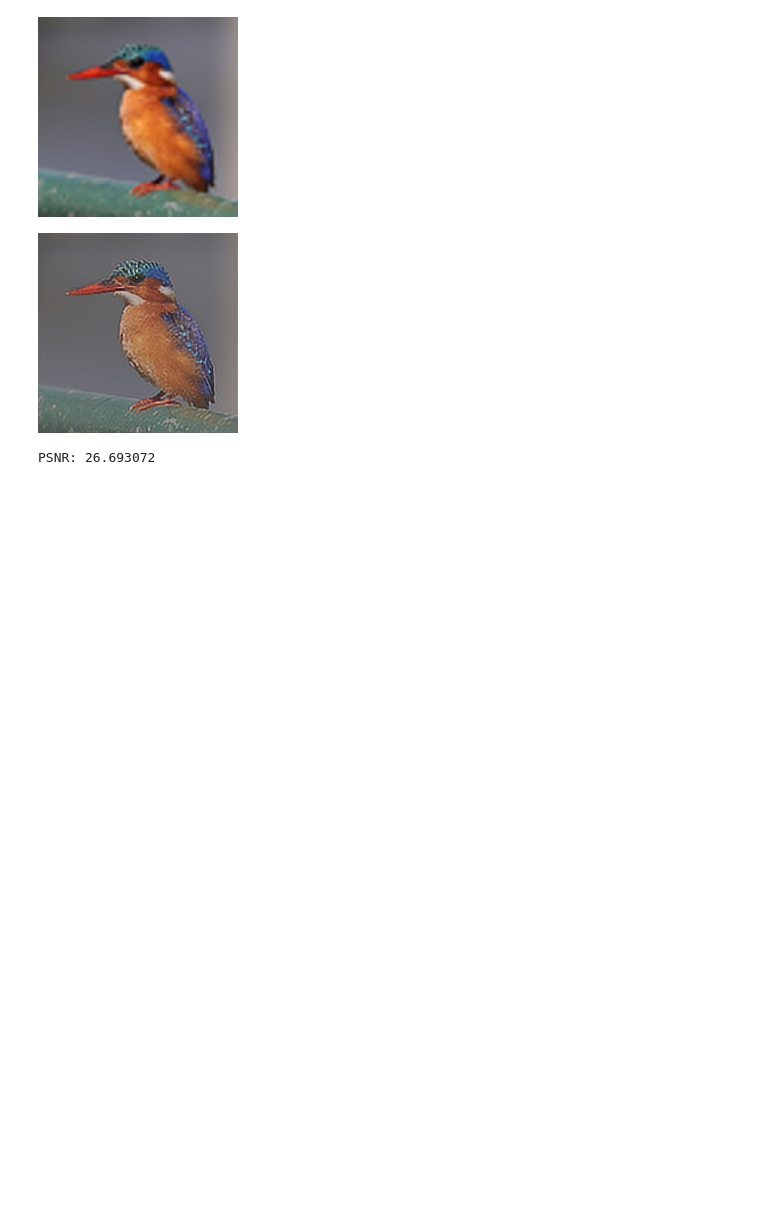
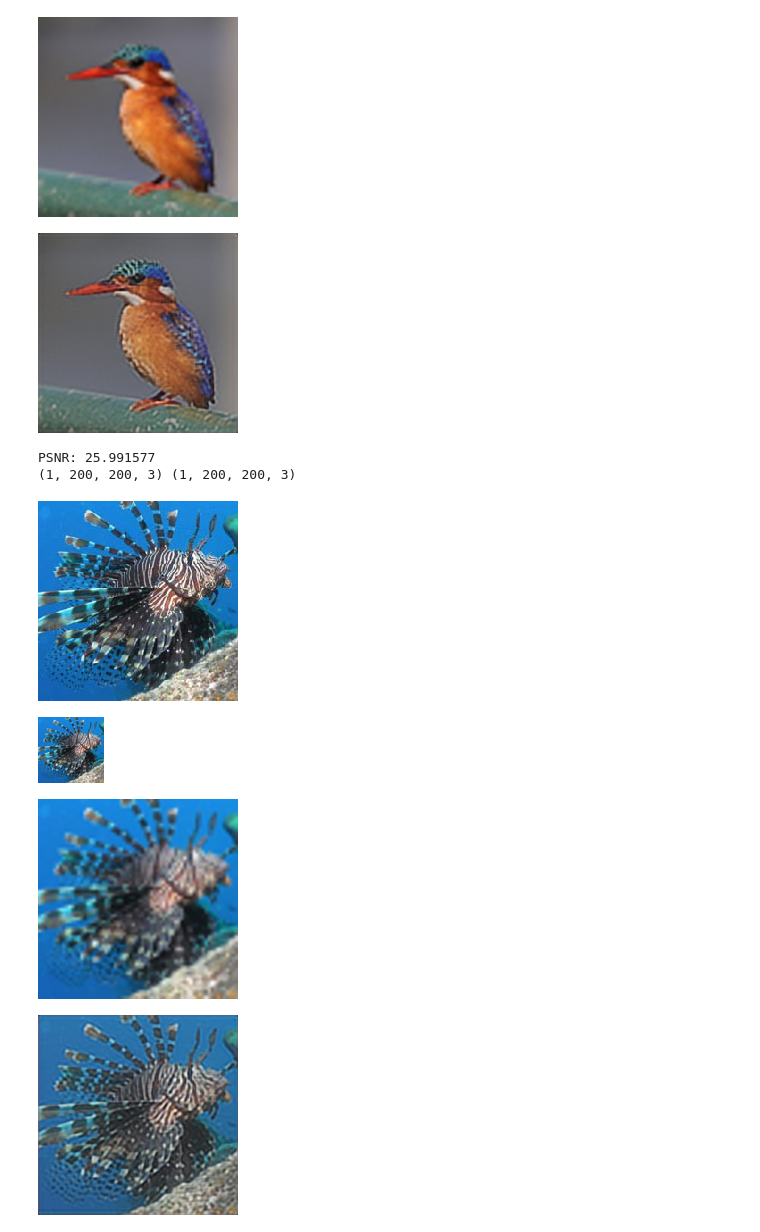
Before and after one commit to torao/jupyter-notebooks, a Jupyter notebook: ml/cv/sr/super-resolution-by-cnn.ipynb, the cells around one changed output. Cells and saved outputs as stored; diff of their text form; code cells hidden in the pictures; blank space fills up the shorter version.

```diff
--- a/ml/cv/sr/super-resolution-by-cnn.ipynb
+++ b/ml/cv/sr/super-resolution-by-cnn.ipynb
@@ -6,16 +8,19 @@ from tensorflow.python.keras import backend as K
 import numpy as np
 
 def rescale(image, scale):
+  """ 指定された画像のサイズを変更する。 """
   (width, height) = (image.width, image.height)
   (small_width, small_height) = (int(width / scale), int(height / scale))
   return image.resize((small_width, small_height), 3)
 
-def drop_resolution(x, scale=3.0):
+def drop_resolution(x, scale):
+  """ 指定されたテンソルを画像として縮小/拡大し解像度を劣化させる。 """
   image = array_to_img(x)
   small_image = rescale(image, scale)
   return img_to_array(small_image.resize(image.size, 3))
 
-def data_generator(data_dir, mode, scale=2.0, target_size=(200, 200), batch_size=32, shuffle=True):
+def data_generator(data_dir, mode, scale=3.0, target_size=(200, 200), batch_size=32, shuffle=True):
+  """ DataGenerator の作成。data_dir/mode ディレクトリに保存されている画像を列挙する。 """
   for imgs in ImageDataGenerator().flow_from_directory(
     directory=data_dir,
     classes=[mode],
@@ -29,7 +34,6 @@ def data_generator(data_dir, mode, scale=2.0, target_size=(200, 200), batch_size
     yield x / 255., imgs / 255.
 
 def psnr(y_true, y_pred):
-  """
-  パラメータは共に Tensor を取る。Custom Metrics 参照: https://keras.io/metrics/#custom-metrics
-  """
+  """ PSNR を算出するカスタムメトリクス。パラメータは共に tf.Tensor を取る。
+  Custom Metrics 参照: https://keras.io/metrics/#custom-metrics """
   return -10 * K.log(K.mean(K.flatten((y_true - y_pred)) ** 2)) / np.log(10)
@@ -92,23 +98,30 @@ Epoch 50/50
 # %%
 from IPython.display import Image, display_png
 from keras.preprocessing.image import load_img
-import tensorflow as tf
 
-image = load_img("kawasemi.jpg", target_size=(200, 200))
-src = np.array([img_to_array(image) / 255.])
+files = ["kawasemi.jpg", "lionfish.jpg"]
 
-pred = model.predict(src)
-print(pred.shape, src.shape)
+for file in files:
+  image = load_img(file, target_size=(200, 200))
+  src = np.array([img_to_array(image) / 255.])
 
-display_png(image)
-display_png(rescale(image, 3.0))
-display_png(array_to_img(drop_resolution(src[0]) * 255.))
-display_png(array_to_img(pred[0] * 255.))
-print("PSNR: %f" % (-10 * np.log(np.mean((src - pred).flatten() ** 2)) / np.log(10)))
+  pred = model.predict(src)
+  print(pred.shape, src.shape)
+
+  display_png(image)
+  display_png(rescale(image, 3.0))
+  display_png(array_to_img(drop_resolution(src[0], 3.0) * 255.))
+  display_png(array_to_img(pred[0] * 255.))
+  print("PSNR: %f" % (-10 * np.log(np.mean((src - pred).flatten() ** 2)) / np.log(10)))
 # %% [output]
 (1, 200, 200, 3) (1, 200, 200, 3)
 [figure]
 [figure]
 [figure]
 [figure]
-PSNR: 26.693072
+PSNR: 25.991577
+(1, 200, 200, 3) (1, 200, 200, 3)
+[figure, added]
+[figure, added]
+[figure, added]
+[figure, added]
```
Also changed, not shown: parts of 6 cells of this notebook, 6 other files.
